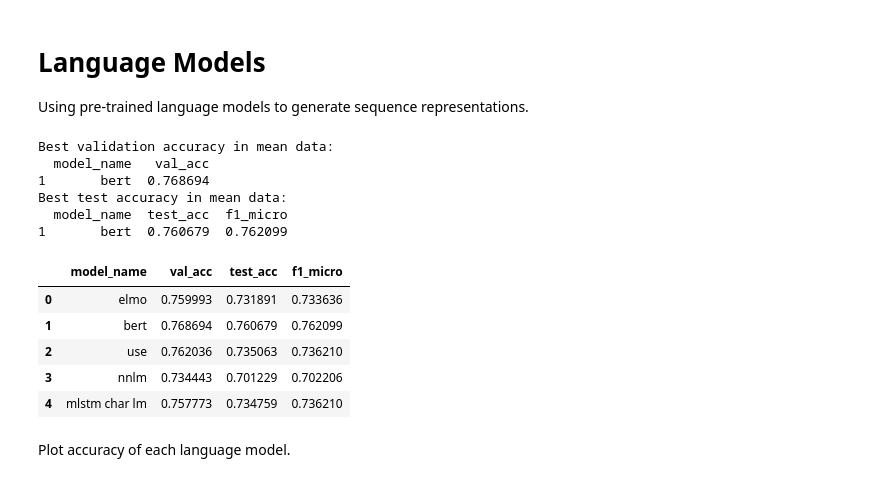
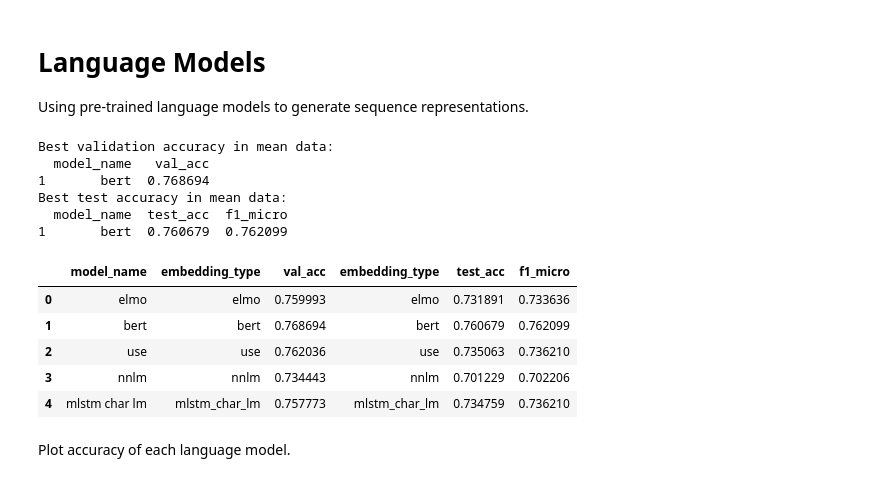
Before and after one commit to NathanDuran/Sentence-Encoding-for-DA-Classification, a Jupyter notebook: data_processing/results.ipynb, the cells around one changed output. Drawn from its saved outputs; the diff is of its cells as text; code cells hidden in the pictures.

Commit message:
Finish Input Sequence Tests

```diff
--- a/data_processing/results.ipynb
+++ b/data_processing/results.ipynb
@@ -417,32 +491,31 @@ Using pre-trained language models to generate sequence representations.
 # %%
 # Name of the experiment parameter for comparison
 exp_param = 'embedding_type'
 
 # Load language models experiment data
 lm_data = load_dataframe(os.path.join(task_name, 'language_models', 'language_models' +'_data.csv'))
 lm_mean_data = load_dataframe(os.path.join(task_name, 'language_models', 'language_models' +'_mean_data.csv'))
 
 # Get the max values for each model
-lm_data_max = get_max(lm_mean_data, exp_param)
-lm_data_max.drop(['val_embedding_type', 'test_embedding_type'], axis=1, inplace=True)
+lm_data_max = get_max(lm_mean_data, [exp_param])
 print("Best validation accuracy in mean data:")
 print(lm_data_max.loc[[lm_data_max['val_acc'].idxmax()], ['model_name', 'val_acc']])
 print("Best test accuracy in mean data:")
 print(lm_data_max.loc[[lm_data_max['test_acc'].idxmax()], ['model_name', 'test_acc', 'f1_micro']])
 lm_data_max
 # %% [output]
 Best validation accuracy in mean data:
   model_name   val_acc
 1       bert  0.768694
 Best test accuracy in mean data:
   model_name  test_acc  f1_micro
 1       bert  0.760679  0.762099
-|  | model_name | val_acc | test_acc | f1_micro |
-| 0 | elmo | 0.759993 | 0.731891 | 0.733636 |
-| 1 | bert | 0.768694 | 0.760679 | 0.762099 |
-| 2 | use | 0.762036 | 0.735063 | 0.736210 |
-| 3 | nnlm | 0.734443 | 0.701229 | 0.702206 |
-| 4 | mlstm char lm | 0.757773 | 0.734759 | 0.736210 |
+|  | model_name | embedding_type | val_acc | embedding_type | test_acc | f1_micro |
+| 0 | elmo | elmo | 0.759993 | elmo | 0.731891 | 0.733636 |
+| 1 | bert | bert | 0.768694 | bert | 0.760679 | 0.762099 |
+| 2 | use | use | 0.762036 | use | 0.735063 | 0.736210 |
+| 3 | nnlm | nnlm | 0.734443 | nnlm | 0.701229 | 0.702206 |
+| 4 | mlstm char lm | mlstm_char_lm | 0.757773 | mlstm_char_lm | 0.734759 | 0.736210 |
 # %% [markdown]
 Plot accuracy of each language model.
 # %%
```
Also changed, not shown: parts of 24 cells of this notebook, 2 other files.
